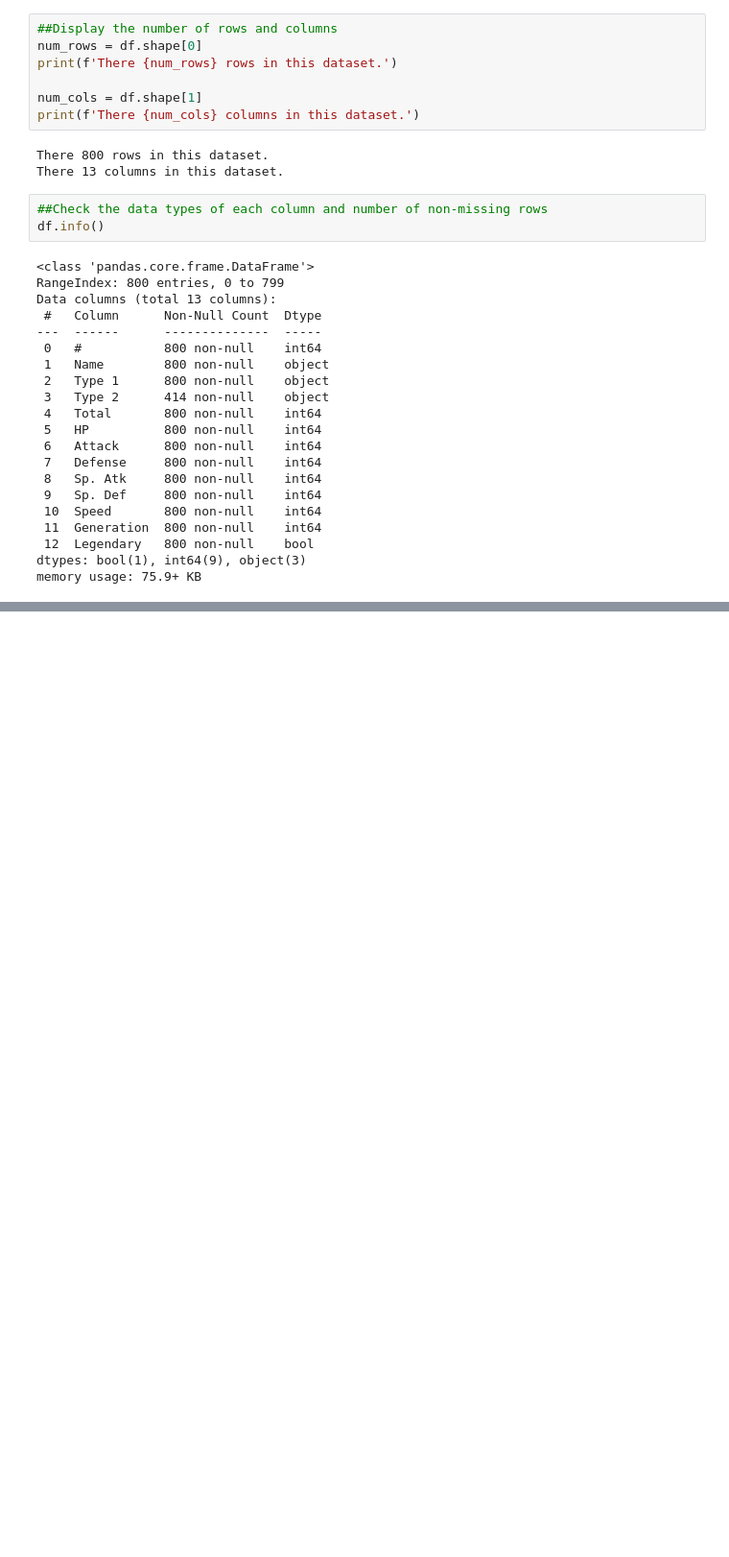
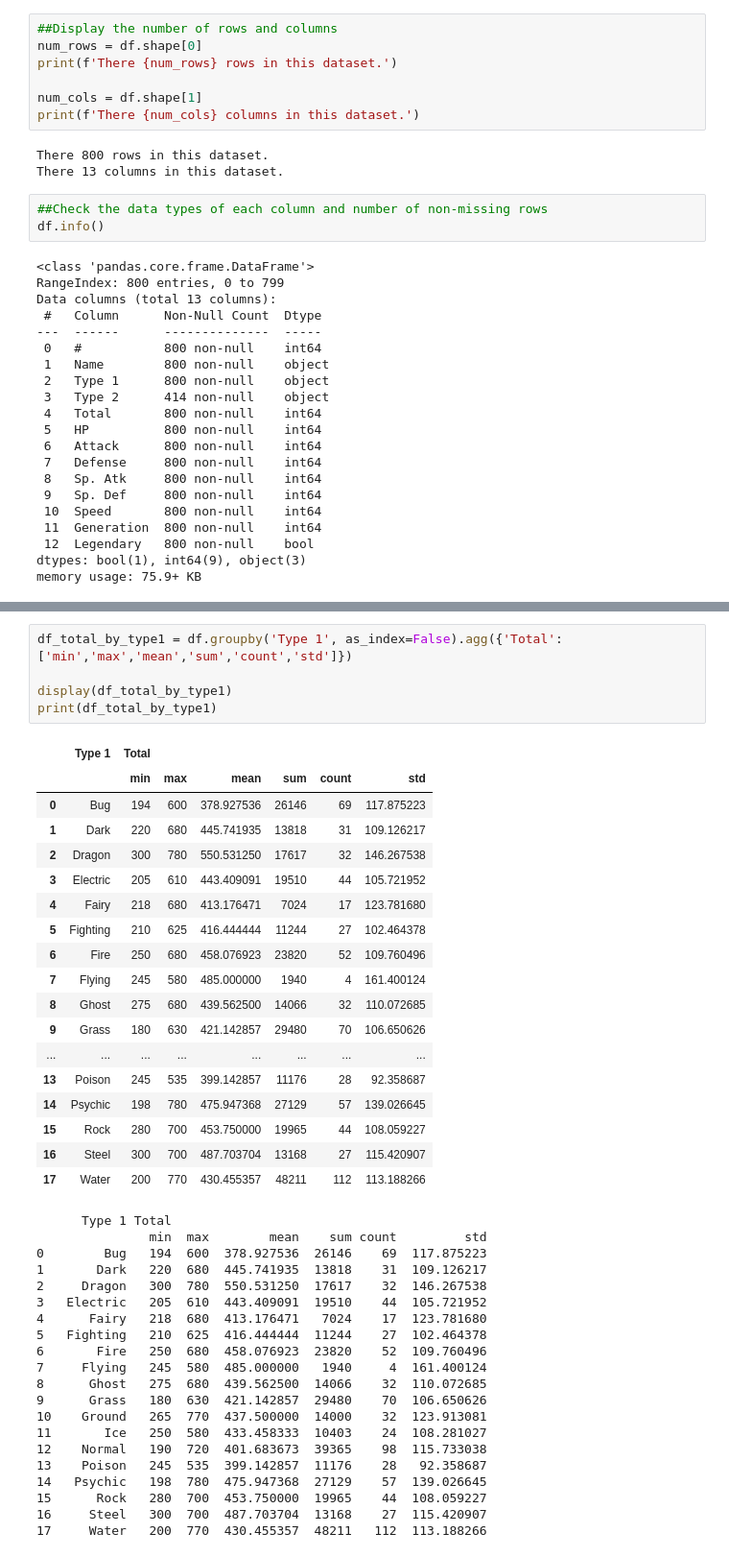
Before and after one commit to ownas/pokemon-dataset-project, a Jupyter notebook: Pokemon_Dataset_BDI475.ipynb, the cells around one changed output, grey strips where cells are left out. Shown: that part at 96% size. Drawn from its saved outputs; the diff is of its cells as text; blank space fills up the shorter version.

```diff
--- a/Pokemon_Dataset_BDI475.ipynb
+++ b/Pokemon_Dataset_BDI475.ipynb
@@ -56,0 +109,44 @@ memory usage: 75.9+ KB
+# %%
+df_total_by_type1 = df.groupby('Type 1', as_index=False).agg({'Total': ['min','max','mean','sum','count','std']})
+
+display(df_total_by_type1)
+print(df_total_by_type1)
+# %% [output]
+|  | Type 1 | Total |  |  |  |  |  |
+|  |  | min | max | mean | sum | count | std |
+| 0 | Bug | 194 | 600 | 378.927536 | 26146 | 69 | 117.875223 |
+| 1 | Dark | 220 | 680 | 445.741935 | 13818 | 31 | 109.126217 |
+| 2 | Dragon | 300 | 780 | 550.531250 | 17617 | 32 | 146.267538 |
+| 3 | Electric | 205 | 610 | 443.409091 | 19510 | 44 | 105.721952 |
+| 4 | Fairy | 218 | 680 | 413.176471 | 7024 | 17 | 123.781680 |
+| 5 | Fighting | 210 | 625 | 416.444444 | 11244 | 27 | 102.464378 |
+| 6 | Fire | 250 | 680 | 458.076923 | 23820 | 52 | 109.760496 |
+| 7 | Flying | 245 | 580 | 485.000000 | 1940 | 4 | 161.400124 |
+| 8 | Ghost | 275 | 680 | 439.562500 | 14066 | 32 | 110.072685 |
+| 9 | Grass | 180 | 630 | 421.142857 | 29480 | 70 | 106.650626 |
+| ... | ... | ... | ... | ... | ... | ... | ... |
+| 13 | Poison | 245 | 535 | 399.142857 | 11176 | 28 | 92.358687 |
+| 14 | Psychic | 198 | 780 | 475.947368 | 27129 | 57 | 139.026645 |
+| 15 | Rock | 280 | 700 | 453.750000 | 19965 | 44 | 108.059227 |
+| 16 | Steel | 300 | 700 | 487.703704 | 13168 | 27 | 115.420907 |
+| 17 | Water | 200 | 770 | 430.455357 | 48211 | 112 | 113.188266 |
+      Type 1 Total
+               min  max        mean    sum count         std
+0        Bug   194  600  378.927536  26146    69  117.875223
+1       Dark   220  680  445.741935  13818    31  109.126217
+2     Dragon   300  780  550.531250  17617    32  146.267538
+3   Electric   205  610  443.409091  19510    44  105.721952
+4      Fairy   218  680  413.176471   7024    17  123.781680
+5   Fighting   210  625  416.444444  11244    27  102.464378
+6       Fire   250  680  458.076923  23820    52  109.760496
+7     Flying   245  580  485.000000   1940     4  161.400124
+8      Ghost   275  680  439.562500  14066    32  110.072685
+9      Grass   180  630  421.142857  29480    70  106.650626
+10    Ground   265  770  437.500000  14000    32  123.913081
+11       Ice   250  580  433.458333  10403    24  108.281027
+12    Normal   190  720  401.683673  39365    98  115.733038
+13    Poison   245  535  399.142857  11176    28   92.358687
+14   Psychic   198  780  475.947368  27129    57  139.026645
+15      Rock   280  700  453.750000  19965    44  108.059227
+16     Steel   300  700  487.703704  13168    27  115.420907
+17     Water   200  770  430.455357  48211   112  113.188266
```
Also changed, not shown: parts of 16 cells of this notebook.
